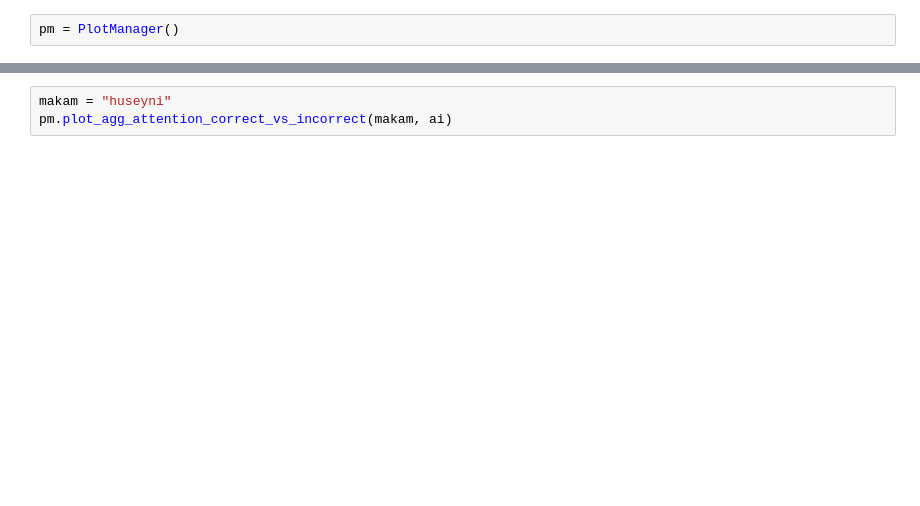
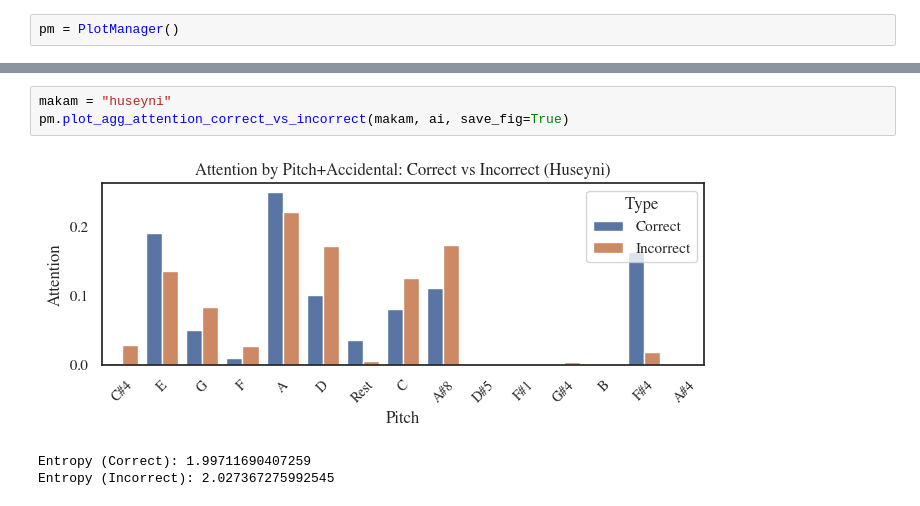
Before and after one commit to ihpar/tmm_rep_learn, a Jupyter notebook: evaluation.ipynb, the cells around one changed output, grey strips where cells are left out. Cells and saved outputs as stored; diff of their text form; blank space fills up the shorter version.

```diff
--- a/evaluation.ipynb
+++ b/evaluation.ipynb
@@ -895,4 +975,8 @@ print(f"Attention-Duration correlation ({makam}): {avg_corr}")
 # %%
 makam = "huseyni"
-pm.plot_agg_attention_correct_vs_incorrect(makam, ai)
+pm.plot_agg_attention_correct_vs_incorrect(makam, ai, save_fig=True)
+# %% [output]
+[figure, added]
+Entropy (Correct): 1.99711690407259
+Entropy (Incorrect): 2.027367275992545
 # %%
```
Also changed, not shown: parts of 12 cells of this notebook, 10 other files.
